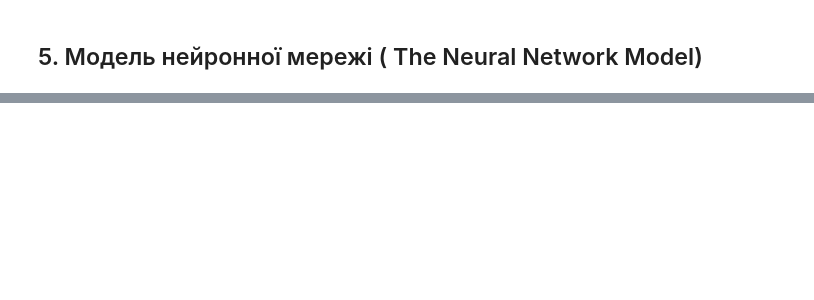
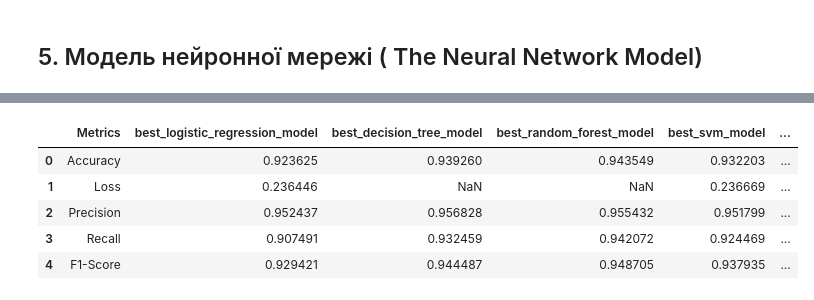
Before and after one commit to MaksimDar/telecom-churn-prediction, a Jupyter notebook: notebooks/02_model_training.ipynb, the cells around one changed output, grey strips where cells are left out. Drawn from its saved outputs; the diff is of its cells as text; code cells hidden in the pictures; blank space fills up the shorter version.

Commit message:
All 5 models are built

```diff
--- a/notebooks/02_model_training.ipynb
+++ b/notebooks/02_model_training.ipynb
@@ -894,0 +925,15 @@ plt.legend()
+# %%
+precision_churn_nn = class_report_nn['1']['precision']
+recall_churn_nn = class_report_nn['1']['recall']
+f1_churn_nn = class_report_nn['1']['f1-score']
+
+final_comparison_churn_df['best_nn_model'] = [test_accuracy,test_loss,precision_churn_nn,recall_churn_nn,
+                                                                             f1_churn_nn]
+final_comparison_churn_df
+# %% [output]
+|  | Metrics | best_logistic_regression_model | best_decision_tree_model | best_random_forest_model | best_svm_model | ... |
+| 0 | Accuracy | 0.923625 | 0.939260 | 0.943549 | 0.932203 | ... |
+| 1 | Loss | 0.236446 | NaN | NaN | 0.236669 | ... |
+| 2 | Precision | 0.952437 | 0.956828 | 0.955432 | 0.951799 | ... |
+| 3 | Recall | 0.907491 | 0.932459 | 0.942072 | 0.924469 | ... |
+| 4 | F1-Score | 0.929421 | 0.944487 | 0.948705 | 0.937935 | ... |
```
Also changed, not shown: parts of 24 cells of this notebook, 7 other files.
